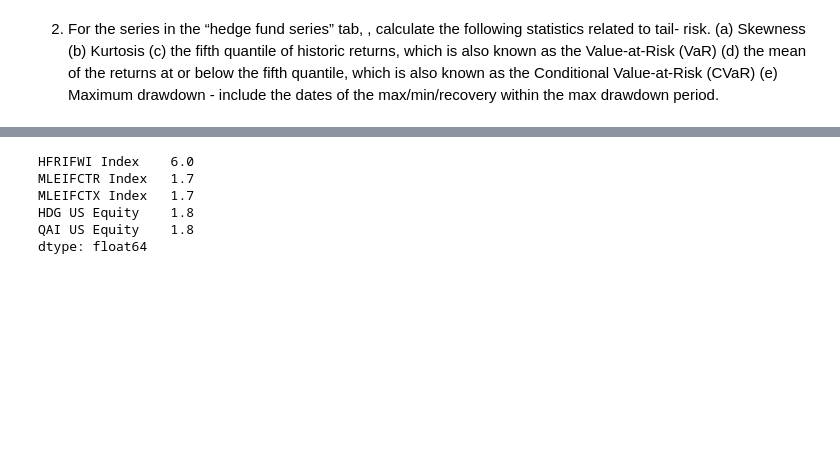
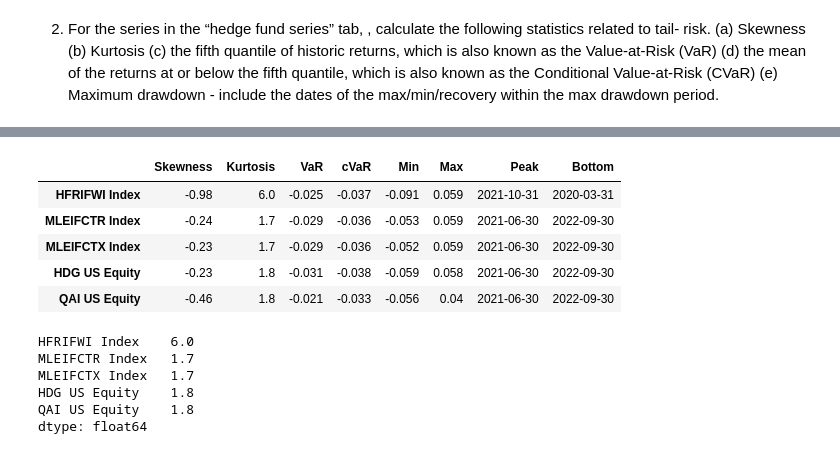
Before and after one commit to spknash/FINM-hw, a Jupyter notebook: HW2/hw2.ipynb, the cells around one changed output, grey strips where cells are left out. Drawn from its saved outputs; the diff is of its cells as text; code cells hidden in the pictures; blank space fills up the shorter version.

```diff
--- a/HW2/hw2.ipynb
+++ b/HW2/hw2.ipynb
@@ -187,3 +217,35 @@ display(stats)
+# %%
+def risk_stats(rets):
+    """
+    """
+    stats = {}
+
+    stats['Skewness'] = rets.skew()
+    stats['Kurtosis'] = rets.kurtosis()
+    stats['VaR'] = rets.quantile(0.05, axis=0)
+    stats['cVaR'] = rets[rets <= rets.quantile(0.05, axis=0)].mean()
+
+    stats["Min"] = rets.min()
+    stats["Max"] = rets.max()
+    cum_prod = (1+ rets).cumprod()
+    cum_max = cum_prod.cummax()
+    drawdowns = (cum_prod - cum_max) / cum_max
+    stats["Peak"] = cum_prod.idxmax()
+    stats["Bottom"] = drawdowns.idxmin()
+
+
+    return pd.DataFrame(stats, index=rets.columns)
+
+stats = risk_stats(hf_series)
+
+display(stats)
+# %% [output]
+|  | Skewness | Kurtosis | VaR | cVaR | Min | Max | Peak | Bottom |
+| HFRIFWI Index | -0.98 | 6.0 | -0.025 | -0.037 | -0.091 | 0.059 | 2021-10-31 | 2020-03-31 |
+| MLEIFCTR Index | -0.24 | 1.7 | -0.029 | -0.036 | -0.053 | 0.059 | 2021-06-30 | 2022-09-30 |
+| MLEIFCTX Index | -0.23 | 1.7 | -0.029 | -0.036 | -0.052 | 0.059 | 2021-06-30 | 2022-09-30 |
+| HDG US Equity | -0.23 | 1.8 | -0.031 | -0.038 | -0.059 | 0.058 | 2021-06-30 | 2022-09-30 |
+| QAI US Equity | -0.46 | 1.8 | -0.021 | -0.033 | -0.056 | 0.04 | 2021-06-30 | 2022-09-30 |
 # %%
 # %% [output]
 HFRIFWI Index    6.0
```
Also changed, not shown: parts of 2 cells of this notebook.
